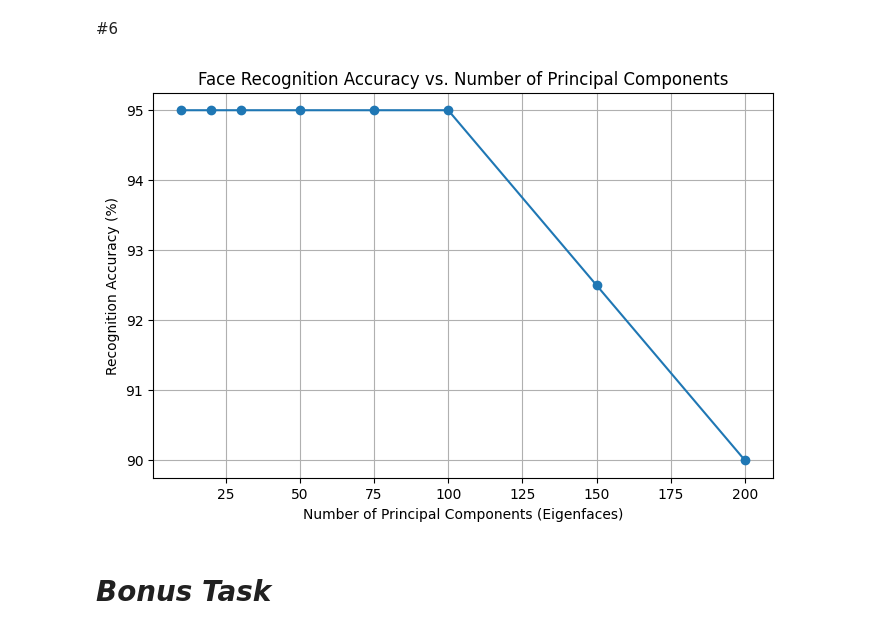
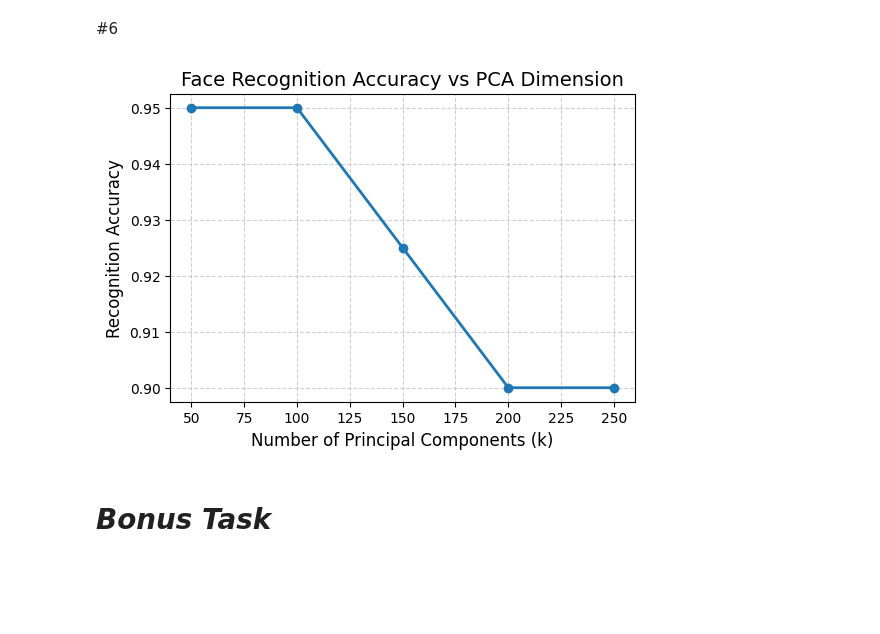
Before and after one commit to merajsiddieque/DS-LAB, a Jupyter notebook: DS_Lab3_4.ipynb, the cells around one changed output. Drawn from its saved outputs; the diff is of its cells as text; code cells hidden in the pictures; blank space fills up the shorter version.

```diff
--- a/DS_Lab3_4.ipynb
+++ b/DS_Lab3_4.ipynb
@@ -548,0 +300,33 @@ k=200 → Accuracy: 90.00%
+# %%
+from sklearn.neighbors import KNeighborsClassifier
+
+# Nearest Neighbor classifier (1-NN with Euclidean distance)
+nn = KNeighborsClassifier(n_neighbors=1, metric='euclidean')
+
+# Train classifier in PCA space (using chosen k)
+nn.fit(X_train_pca, y_train)
+
+# Predict on test set
+y_pred = nn.predict(X_test_pca)
+# %%
+from sklearn.metrics import accuracy_score
+
+# PCA dimensions to try
+k_values = [50, 100, 150, 200, 250]
+
+results = {}
+
+for k in k_values:
+    # Project data
+    X_train_pca = project_data(X_train_std, eigfaces, k)
+    X_test_pca  = project_data(X_test_std, eigfaces, k)
+
+    # Train + predict with NN
+    nn = KNeighborsClassifier(n_neighbors=1, metric='euclidean')
+    nn.fit(X_train_pca, y_train)
+    y_pred = nn.predict(X_test_pca)
+
+    # Accuracy
+    acc = accuracy_score(y_test, y_pred)
+    results[k] = acc
+    print(f"k = {k}, Recognition Accuracy = {acc:.4f}")
@@ -549,35 +339,17 @@ k=200 → Accuracy: 90.00%
 # %% [markdown]
 #6
-# %%
-import matplotlib.pyplot as plt
-import numpy as np
-
-# Values of k to test
-k_values = [10, 20, 30, 50, 75, 100, 150, 200]
-
-accuracies = []
-
-for k in k_values:
-    # Project into PCA space with top-k eigenfaces
-    X_train_pca = np.dot(X_train_std, eigfaces[:, :k])
-    X_test_pca  = np.dot(X_test_std,  eigfaces[:, :k])
-
-    # Predict with nearest neighbor
-    y_pred = nearest_neighbor_classifier(X_train_pca, y_train, X_test_pca)
-
-    # Compute accuracy
-    acc = np.mean(y_pred == y_test)
-    accuracies.append(acc)
-
-# Plot accuracy vs k
-plt.figure(figsize=(8,5))
-plt.plot(k_values, np.array(accuracies)*100, marker='o', linestyle='-')
-plt.xlabel("Number of Principal Components (Eigenfaces)")
-plt.ylabel("Recognition Accuracy (%)")
-plt.title("Face Recognition Accuracy vs. Number of Principal Components")
-plt.grid(True)
-plt.show()
-# %% [output]
-[figure, removed]
+# %%
+import matplotlib.pyplot as plt
+
+# --- Plot Accuracy vs k ---
+plt.figure(figsize=(6,4))
+plt.plot(list(results.keys()), list(results.values()), marker='o', linewidth=2)
+plt.xlabel("Number of Principal Components (k)", fontsize=12)
+plt.ylabel("Recognition Accuracy", fontsize=12)
+plt.title("Face Recognition Accuracy vs PCA Dimension", fontsize=14)
+plt.grid(True, linestyle='--', alpha=0.6)
+plt.show()
+# %% [output]
+[figure, added]
 # %% [markdown]
 # ***Bonus Task***
```
Also changed, not shown: parts of 34 cells of this notebook.
